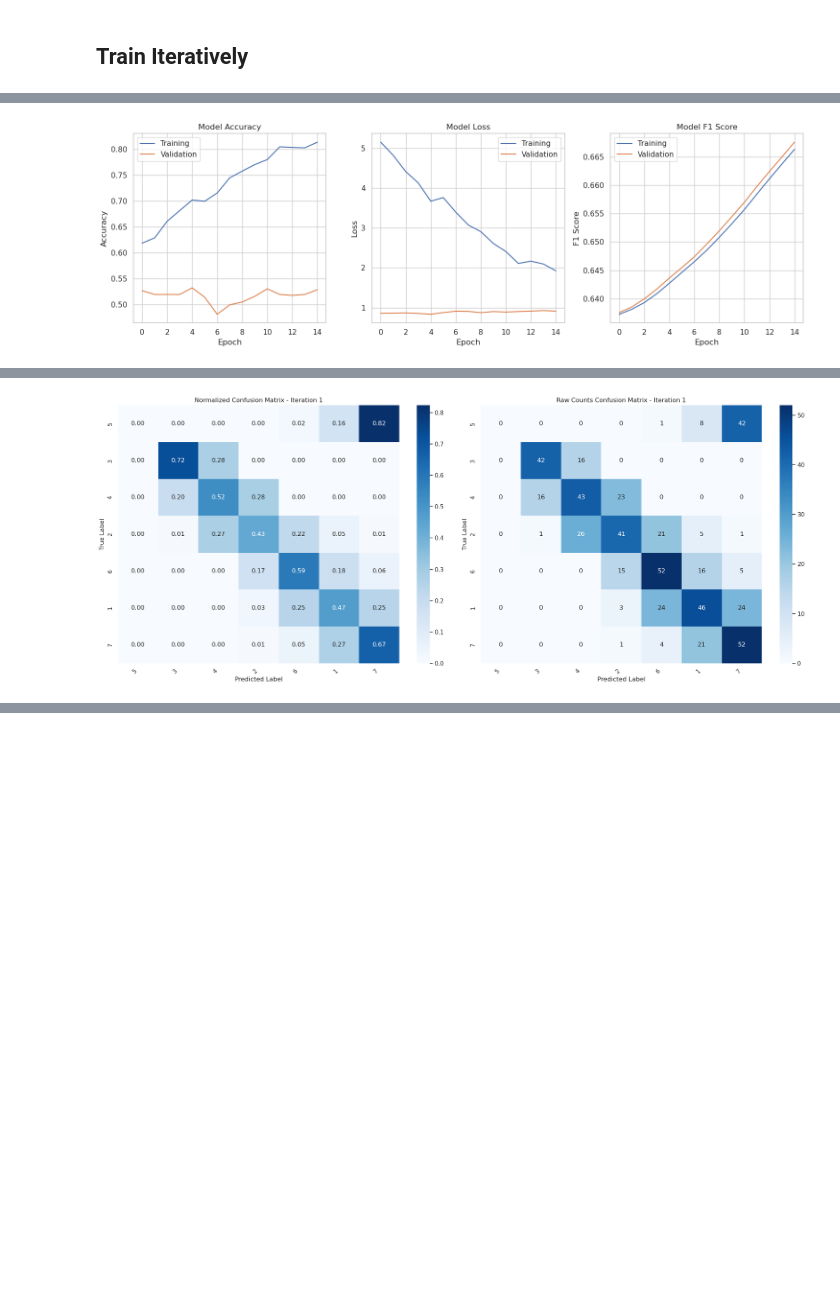
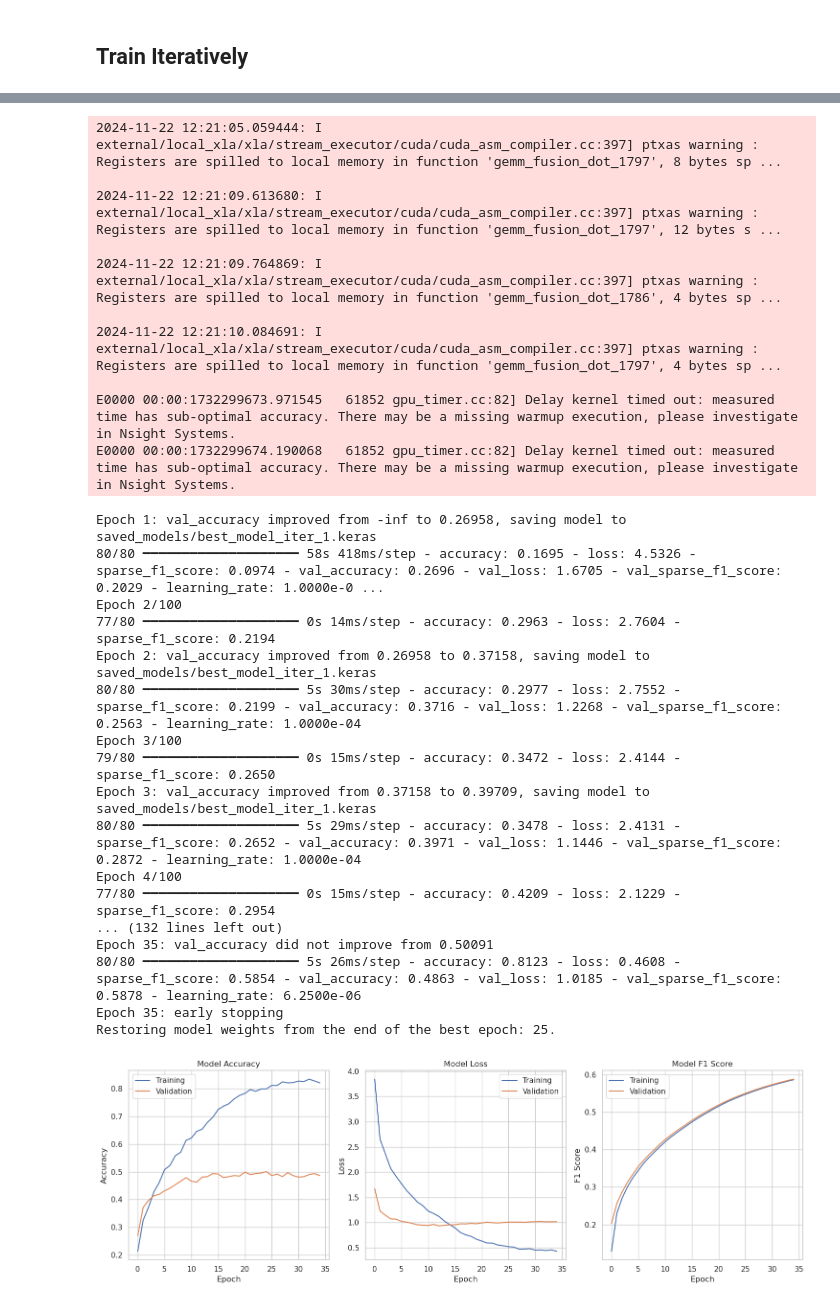
Before and after one commit to salgue441/Cow-project, a Jupyter notebook: notebooks/research/day_classifier/incremental-classifier.ipynb, the cells around one changed output, grey strips where cells are left out. Saved outputs shown, nothing was run; the diff lists cells and outputs as text; code cells hidden in the pictures; blank space fills up the shorter version.

Commit message:
feat(main): newer versions of xgboost model and incremental classifier

```diff
--- a/notebooks/research/day_classifier/incremental-classifier.ipynb
+++ b/notebooks/research/day_classifier/incremental-classifier.ipynb
@@ -1063,17 +888,0 @@ Name: count, dtype: int64
-# %%
-total_samples = sum(dataset_manager.class_counts[cls] for cls in all_classes)
-class_weights = {
-    data_split.class_mapping[cls]: total_samples
-    / (len(all_classes) * dataset_manager.class_counts[cls])
-    for cls in all_classes
-}
-# %%
-evaluator = ModelEvaluator(model_manager)
-# %%
-history = model_manager.train(
-    train_gen,
-    val_gen,
-    iteration=3,
-    epochs=100,
-    class_weights=class_weights,
-)
@@ -1102,4 +888,0 @@ plot_history_subplot(history)
-# %%
-evaluation_results = evaluator.evaluate_iteration(
-    iteration=2, test_ds=test_gen, class_names=all_classes
-)
@@ -1195,6 +1027,13 @@ def train_iteratively(
 # %%
 train_iteratively(
-    initial_class_count=7, final_classes_count=13, classes_per_iteration=2
+    dataset_manager=dataset_manager,
+    model_manager=model_manager,
+    data_generator=data_generator,
+    evaluator=evaluator,
+    initial_class_count=7,
+    final_classes_count=13,
+    classes_per_iteration=2,
+    epochs=100,
 )
 # %% [output]
 INFO:__main__:Collected 646 images for class 5
@@ -1235 +1059,0 @@ Restoring model weights from the end of the best epoch: 5.
-[figure, old version]
@@ -1238 +1060,0 @@ Prediction distribution: Counter({6: 124, 4: 102, 5: 96, 2: 85, 3: 83, 1: 59})
-[figure, removed]
@@ -1272,0 +1077,28 @@ AttributeError: 'ModelManager' object has no attribute 'sparse_f1_score'
+2024-11-22 12:21:05.059444: I external/local_xla/xla/stream_executor/cuda/cuda_asm_compiler.cc:397] ptxas warning : Registers are spilled to local memory in function 'gemm_fusion_dot_1797', 8 bytes sp ...
+
+2024-11-22 12:21:09.613680: I external/local_xla/xla/stream_executor/cuda/cuda_asm_compiler.cc:397] ptxas warning : Registers are spilled to local memory in function 'gemm_fusion_dot_1797', 12 bytes s ...
+
+2024-11-22 12:21:09.764869: I external/local_xla/xla/stream_executor/cuda/cuda_asm_compiler.cc:397] ptxas warning : Registers are spilled to local memory in function 'gemm_fusion_dot_1786', 4 bytes sp ...
+
+2024-11-22 12:21:10.084691: I external/local_xla/xla/stream_executor/cuda/cuda_asm_compiler.cc:397] ptxas warning : Registers are spilled to local memory in function 'gemm_fusion_dot_1797', 4 bytes sp ...
+
+E0000 00:00:1732299673.971545   61852 gpu_timer.cc:82] Delay kernel timed out: measured time has sub-optimal accuracy. There may be a missing warmup execution, please investigate in Nsight Systems.
+E0000 00:00:1732299674.190068   61852 gpu_timer.cc:82] Delay kernel timed out: measured time has sub-optimal accuracy. There may be a missing warmup execution, please investigate in Nsight Systems.
+Epoch 1: val_accuracy improved from -inf to 0.26958, saving model to saved_models/best_model_iter_1.keras
+80/80 ━━━━━━━━━━━━━━━━━━━━ 58s 418ms/step - accuracy: 0.1695 - loss: 4.5326 - sparse_f1_score: 0.0974 - val_accuracy: 0.2696 - val_loss: 1.6705 - val_sparse_f1_score: 0.2029 - learning_rate: 1.0000e-0 ...
+Epoch 2/100
+77/80 ━━━━━━━━━━━━━━━━━━━━ 0s 14ms/step - accuracy: 0.2963 - loss: 2.7604 - sparse_f1_score: 0.2194
+Epoch 2: val_accuracy improved from 0.26958 to 0.37158, saving model to saved_models/best_model_iter_1.keras
+80/80 ━━━━━━━━━━━━━━━━━━━━ 5s 30ms/step - accuracy: 0.2977 - loss: 2.7552 - sparse_f1_score: 0.2199 - val_accuracy: 0.3716 - val_loss: 1.2268 - val_sparse_f1_score: 0.2563 - learning_rate: 1.0000e-04
+Epoch 3/100
+79/80 ━━━━━━━━━━━━━━━━━━━━ 0s 15ms/step - accuracy: 0.3472 - loss: 2.4144 - sparse_f1_score: 0.2650
+Epoch 3: val_accuracy improved from 0.37158 to 0.39709, saving model to saved_models/best_model_iter_1.keras
+80/80 ━━━━━━━━━━━━━━━━━━━━ 5s 29ms/step - accuracy: 0.3478 - loss: 2.4131 - sparse_f1_score: 0.2652 - val_accuracy: 0.3971 - val_loss: 1.1446 - val_sparse_f1_score: 0.2872 - learning_rate: 1.0000e-04
+Epoch 4/100
+77/80 ━━━━━━━━━━━━━━━━━━━━ 0s 15ms/step - accuracy: 0.4209 - loss: 2.1229 - sparse_f1_score: 0.2954
+... (132 lines left out)
+Epoch 35: val_accuracy did not improve from 0.50091
+80/80 ━━━━━━━━━━━━━━━━━━━━ 5s 26ms/step - accuracy: 0.8123 - loss: 0.4608 - sparse_f1_score: 0.5854 - val_accuracy: 0.4863 - val_loss: 1.0185 - val_sparse_f1_score: 0.5878 - learning_rate: 6.2500e-06
+Epoch 35: early stopping
+Restoring model weights from the end of the best epoch: 25.
+[figure, new version]
```
Also changed, not shown: parts of 41 cells of this notebook, 5 other files.
